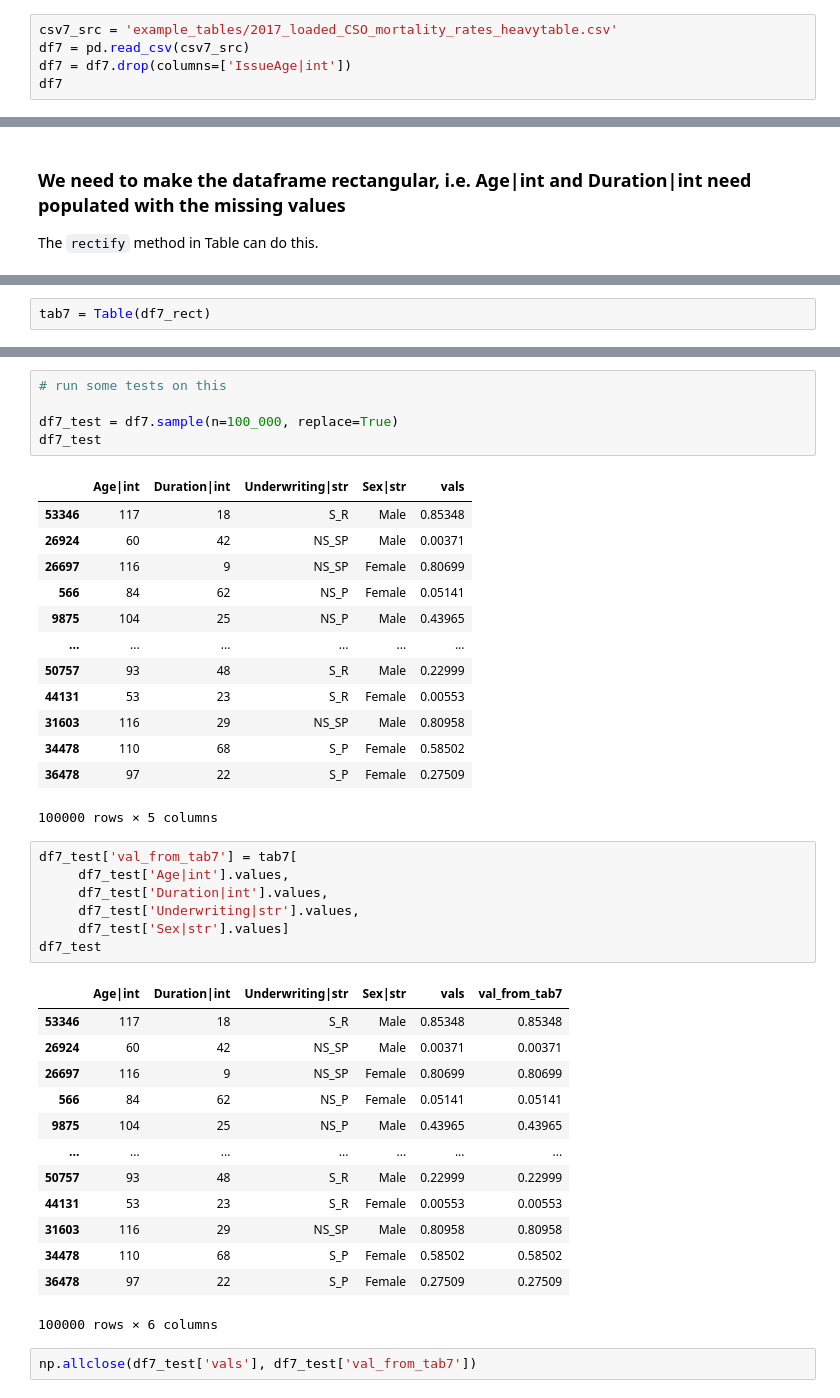
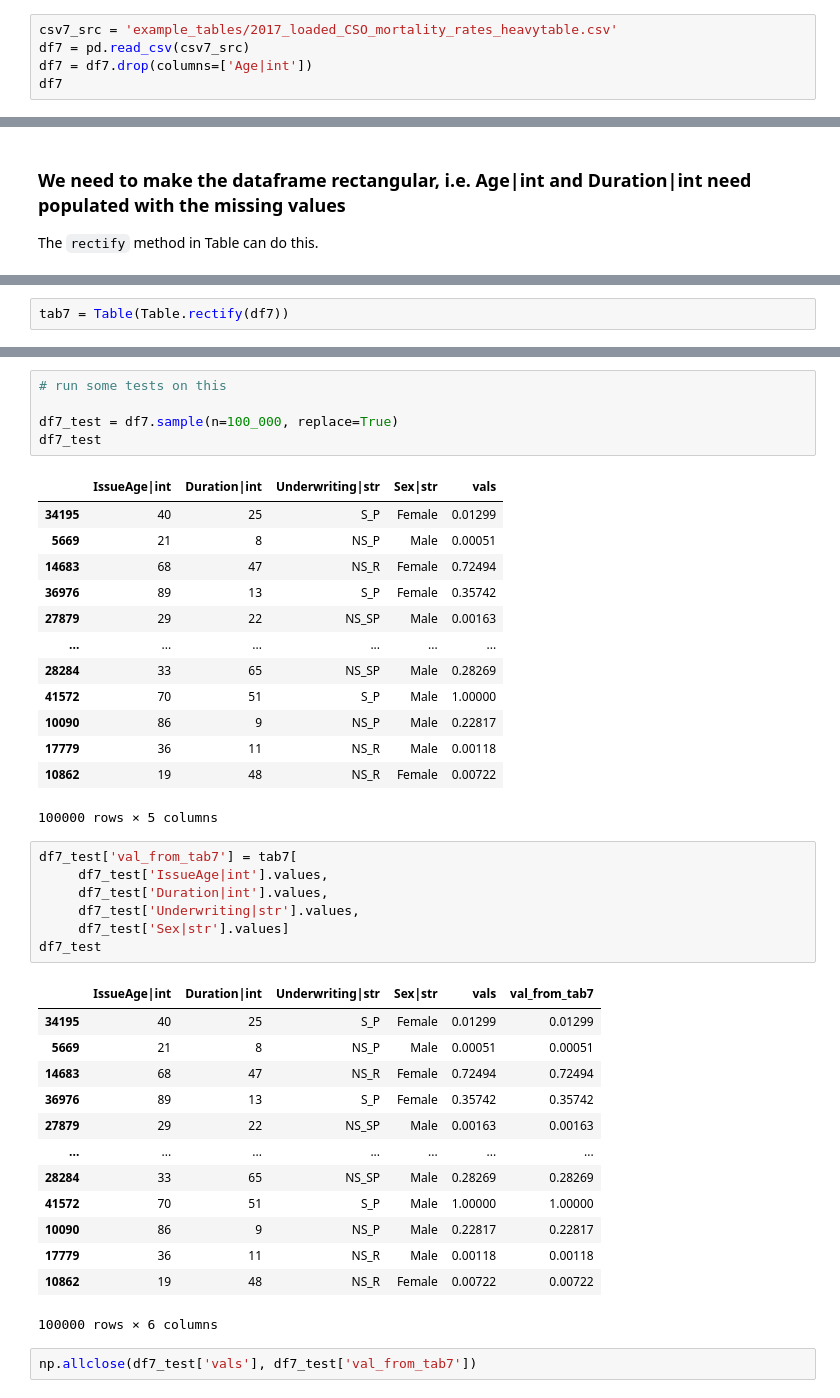
Before and after one commit to lewisfogden/heavylight, a Jupyter notebook: examples/notebook/table_documentation.ipynb, the cells around one changed output, grey strips where cells are left out. Drawn from its saved outputs; the diff is of its cells as text.

```diff
--- a/examples/notebook/table_documentation.ipynb
+++ b/examples/notebook/table_documentation.ipynb
@@ -263,6 +263,6 @@ ValueError('Input `df` is not rectangular, expected_rows=8 != len(self.values)=6
 # %%
 csv7_src = 'example_tables/2017_loaded_CSO_mortality_rates_heavytable.csv'
 df7 = pd.read_csv(csv7_src)
-df7 = df7.drop(columns=['IssueAge|int'])
+df7 = df7.drop(columns=['Age|int'])
 df7
 # %% [output]
@@ -366,2 +311,2 @@ True
 # %%
-tab7 = Table(df7_rect)
+tab7 = Table(Table.rectify(df7))
@@ -381,39 +316,39 @@ tab7[18, 1, 'NS_P', 'Female']
 df7_test = df7.sample(n=100_000, replace=True)
 df7_test
 # %% [output]
-|  | Age|int | Duration|int | Underwriting|str | Sex|str | vals |
-| 53346 | 117 | 18 | S_R | Male | 0.85348 |
-| 26924 | 60 | 42 | NS_SP | Male | 0.00371 |
-| 26697 | 116 | 9 | NS_SP | Female | 0.80699 |
-| 566 | 84 | 62 | NS_P | Female | 0.05141 |
-| 9875 | 104 | 25 | NS_P | Male | 0.43965 |
+|  | IssueAge|int | Duration|int | Underwriting|str | Sex|str | vals |
+| 34195 | 40 | 25 | S_P | Female | 0.01299 |
+| 5669 | 21 | 8 | NS_P | Male | 0.00051 |
+| 14683 | 68 | 47 | NS_R | Female | 0.72494 |
+| 36976 | 89 | 13 | S_P | Female | 0.35742 |
+| 27879 | 29 | 22 | NS_SP | Male | 0.00163 |
 | ... | ... | ... | ... | ... | ... |
-| 50757 | 93 | 48 | S_R | Male | 0.22999 |
-| 44131 | 53 | 23 | S_R | Female | 0.00553 |
-| 31603 | 116 | 29 | NS_SP | Male | 0.80958 |
-| 34478 | 110 | 68 | S_P | Female | 0.58502 |
-| 36478 | 97 | 22 | S_P | Female | 0.27509 |
+| 28284 | 33 | 65 | NS_SP | Male | 0.28269 |
+| 41572 | 70 | 51 | S_P | Male | 1.00000 |
+| 10090 | 86 | 9 | NS_P | Male | 0.22817 |
+| 17779 | 36 | 11 | NS_R | Male | 0.00118 |
+| 10862 | 19 | 48 | NS_R | Female | 0.00722 |
 100000 rows × 5 columns
 # %%
 df7_test['val_from_tab7'] = tab7[
-     df7_test['Age|int'].values,
+     df7_test['IssueAge|int'].values,
      df7_test['Duration|int'].values,
      df7_test['Underwriting|str'].values,
      df7_test['Sex|str'].values]
 df7_test
 # %% [output]
-|  | Age|int | Duration|int | Underwriting|str | Sex|str | vals | val_from_tab7 |
-| 53346 | 117 | 18 | S_R | Male | 0.85348 | 0.85348 |
-| 26924 | 60 | 42 | NS_SP | Male | 0.00371 | 0.00371 |
-| 26697 | 116 | 9 | NS_SP | Female | 0.80699 | 0.80699 |
-| 566 | 84 | 62 | NS_P | Female | 0.05141 | 0.05141 |
-| 9875 | 104 | 25 | NS_P | Male | 0.43965 | 0.43965 |
+|  | IssueAge|int | Duration|int | Underwriting|str | Sex|str | vals | val_from_tab7 |
+| 34195 | 40 | 25 | S_P | Female | 0.01299 | 0.01299 |
+| 5669 | 21 | 8 | NS_P | Male | 0.00051 | 0.00051 |
+| 14683 | 68 | 47 | NS_R | Female | 0.72494 | 0.72494 |
+| 36976 | 89 | 13 | S_P | Female | 0.35742 | 0.35742 |
+| 27879 | 29 | 22 | NS_SP | Male | 0.00163 | 0.00163 |
 | ... | ... | ... | ... | ... | ... | ... |
-| 50757 | 93 | 48 | S_R | Male | 0.22999 | 0.22999 |
-| 44131 | 53 | 23 | S_R | Female | 0.00553 | 0.00553 |
-| 31603 | 116 | 29 | NS_SP | Male | 0.80958 | 0.80958 |
-| 34478 | 110 | 68 | S_P | Female | 0.58502 | 0.58502 |
-| 36478 | 97 | 22 | S_P | Female | 0.27509 | 0.27509 |
+| 28284 | 33 | 65 | NS_SP | Male | 0.28269 | 0.28269 |
+| 41572 | 70 | 51 | S_P | Male | 1.00000 | 1.00000 |
+| 10090 | 86 | 9 | NS_P | Male | 0.22817 | 0.22817 |
+| 17779 | 36 | 11 | NS_R | Male | 0.00118 | 0.00118 |
+| 10862 | 19 | 48 | NS_R | Female | 0.00722 | 0.00722 |
 100000 rows × 6 columns
 # %%
 np.allclose(df7_test['vals'], df7_test['val_from_tab7'])
```
Also changed, not shown: parts of 17 cells of this notebook, 2 other files.
